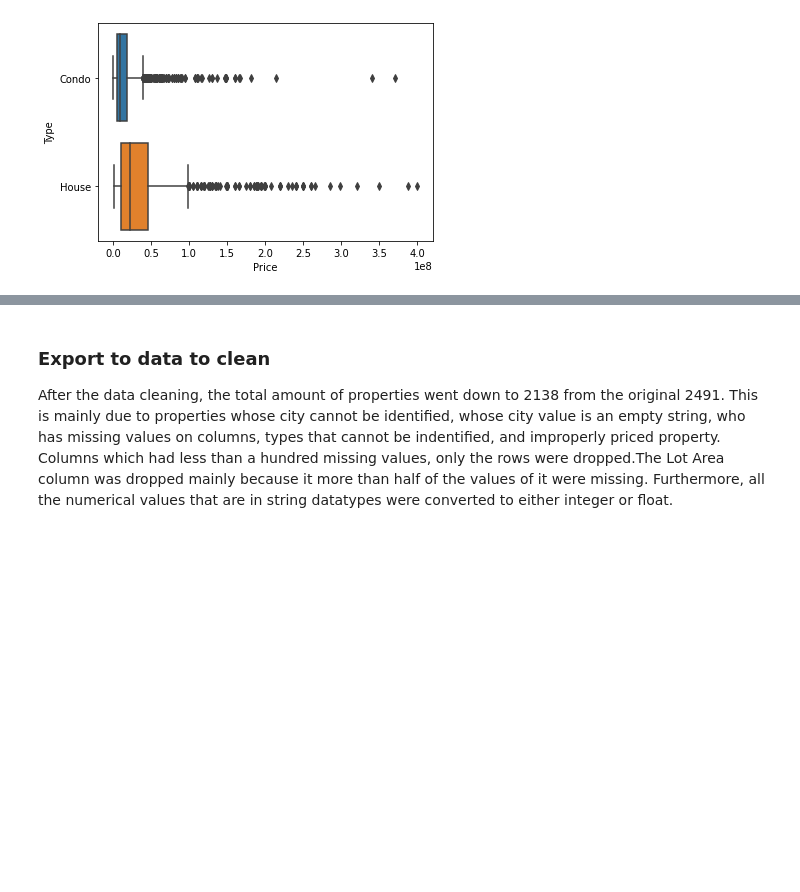
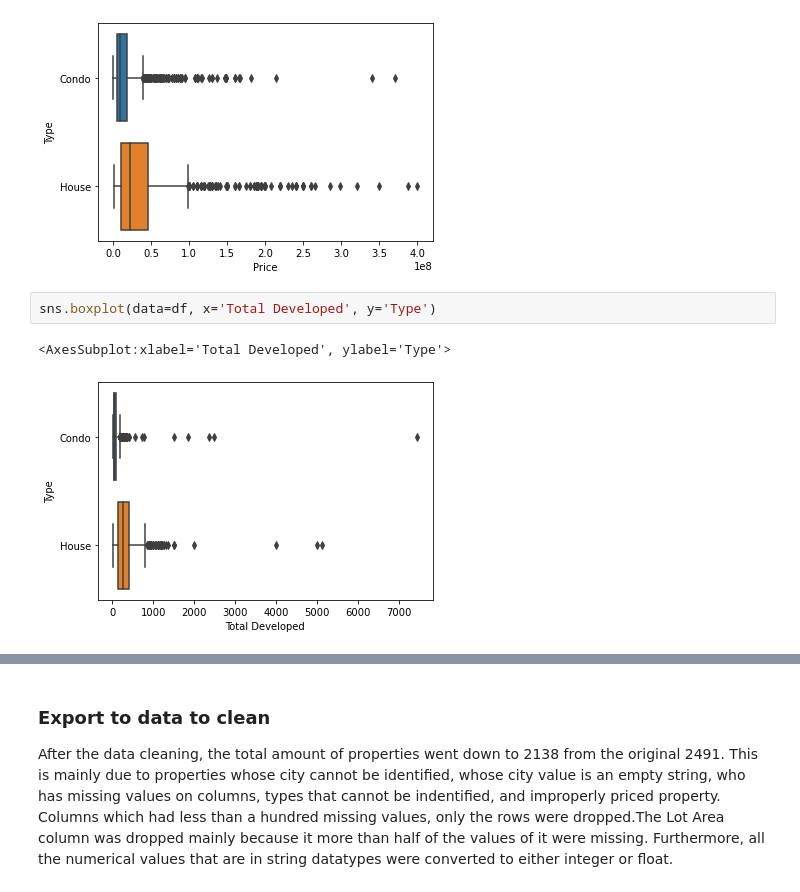
Before and after one commit to cc-visionary/DATA102-Property-Access-PH, a Jupyter notebook: Scraping and EDA.ipynb, the cells around one changed output, grey strips where cells are left out. Saved outputs shown, nothing was run; the diff lists cells and outputs as text; blank space fills up the shorter version.

Commit message:
added condo and house outlier detection for developed area

```diff
--- a/Scraping and EDA.ipynb
+++ b/Scraping and EDA.ipynb
@@ -881,3 +881,8 @@ sns.boxplot(data=df, x='Price', y='Type')
 # %% [output]
 <AxesSubplot:xlabel='Price', ylabel='Type'>
 [figure]
+# %%
+sns.boxplot(data=df, x='Total Developed', y='Type')
+# %% [output]
+<AxesSubplot:xlabel='Total Developed', ylabel='Type'>
+[figure, added]
```
Also changed, not shown: parts of 33 cells of this notebook, 1 other file.
